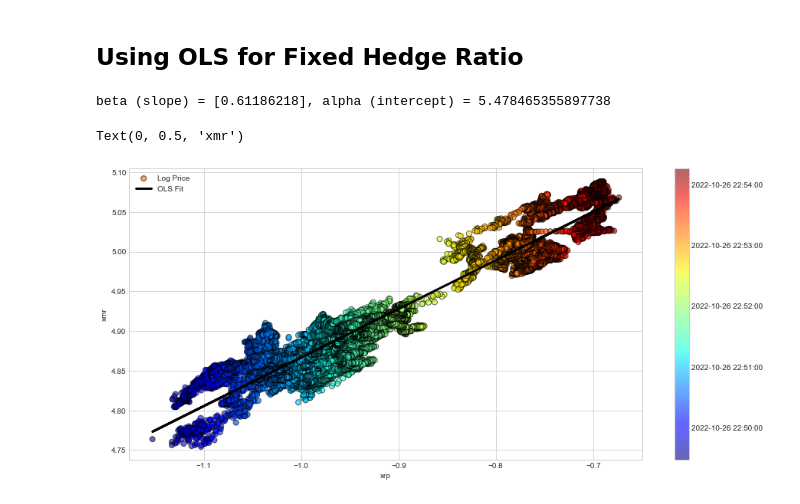
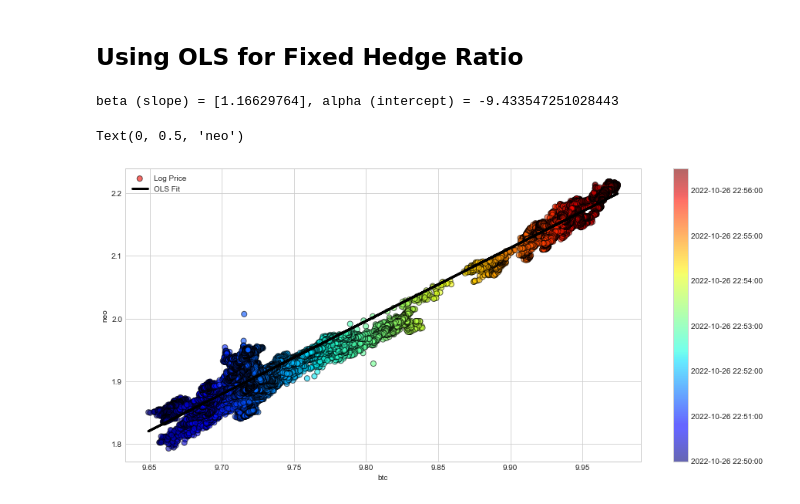
Before and after one commit to BabyChouSr/crypto-pairs-trading, a Jupyter notebook: Crypto Pairs Trading with Kalman Filtering Final.ipynb, the cells around one changed output. Cells and saved outputs as stored; diff of their text form; code cells hidden in the pictures.

```diff
--- a/Crypto Pairs Trading with Kalman Filtering Final.ipynb
+++ b/Crypto Pairs Trading with Kalman Filtering Final.ipynb
@@ -207,27 +225,27 @@ plt.show()
 ## Using OLS for Fixed Hedge Ratio ##
 # %%
 lm = LinearRegression()
-lm.fit(np.array(all_prices["xrp_price"].iloc[-43800:]).reshape(-1,1),np.array(all_prices["xmr_price"].iloc[-43800:]))
+lm.fit(np.array(all_prices["btc_price"].iloc[-43800:]).reshape(-1,1),np.array(all_prices["neo_price"].iloc[-43800:]))
 alpha = lm.intercept_
 beta = lm.coef_
-y_pred = alpha + beta[0] * all_prices["xrp_price"].iloc[-43800:]
+y_pred = alpha + beta[0] * all_prices["btc_price"].iloc[-43800:]
 print(f"beta (slope) = {beta}, alpha (intercept) = {alpha}")
 # %% [output]
-beta (slope) = [0.61186218], alpha (intercept) = 5.478465355897738
+beta (slope) = [1.16629764], alpha (intercept) = -9.433547251028443
 # %%
 #plot the last month of log price data of xrp vs xmr
-x = list(all_prices["xrp_price"].iloc[-43800:])
+x = list(all_prices["btc_price"].iloc[-43800:])
 plt.figure(figsize =(15,7))
 cm = plt.get_cmap('jet')
-sc = plt.scatter(all_prices["xrp_price"].iloc[-43800:], all_prices["xmr_price"].iloc[-43800:], s=50, c=x, cmap=cm, marker='o',
+sc = plt.scatter(all_prices["btc_price"].iloc[-43800:], all_prices["neo_price"].iloc[-43800:], s=50, c=x, cmap=cm, marker='o',
                  alpha=0.6,label='Log Price',edgecolor='k')
 plt.plot(x, y_pred, '-',c='black',linewidth=3, label='OLS Fit')
 plt.legend()
 cb = plt.colorbar(sc)
-cb.ax.set_yticklabels([str(p) for p in all_prices["xrp_price"].iloc[-43800:].index])
-plt.xlabel("xrp")
-plt.ylabel("xmr")
+cb.ax.set_yticklabels([str(p) for p in all_prices["btc_price"].iloc[-43800:].index])
+plt.xlabel("btc")
+plt.ylabel("neo")
 # %% [output]
-Text(0, 0.5, 'xmr')
+Text(0, 0.5, 'neo')
-[figure, old version]
+[figure, new version]
 # %%
```
Also changed, not shown: parts of 12 cells of this notebook.
